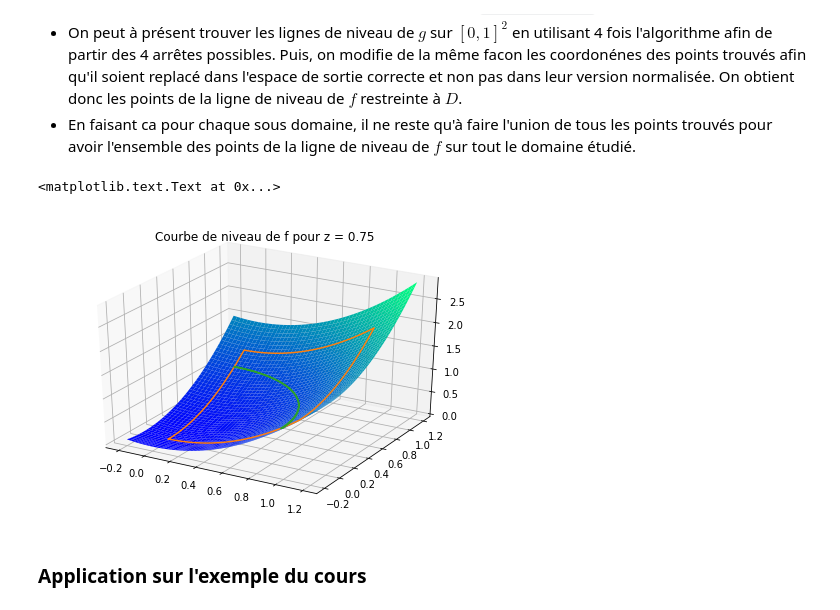
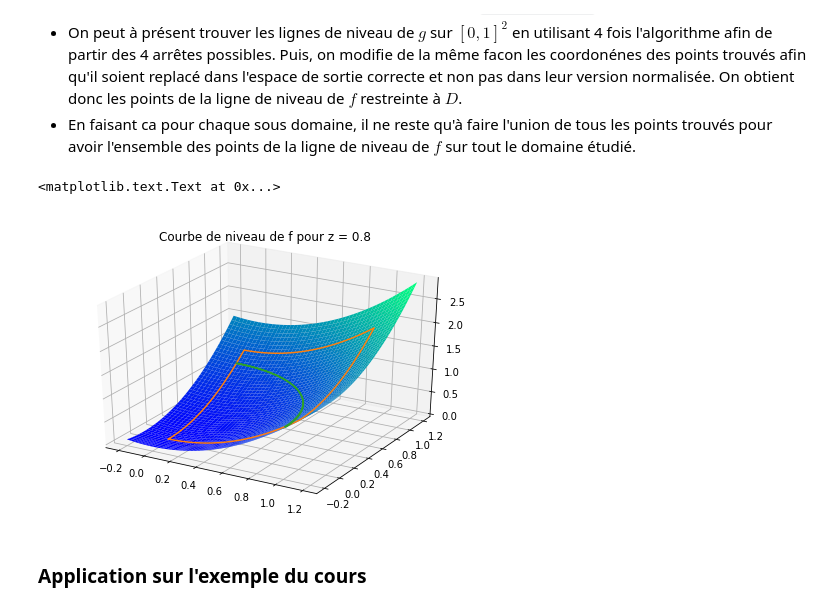
Before and after one commit to RSLLES/Projet_CD2, a Jupyter notebook: projet.ipynb, the cells around one changed output. Cells and saved outputs as stored; diff of their text form; code cells hidden in the pictures.

Commit message:
Dernier graphe

```diff
--- a/projet.ipynb
+++ b/projet.ipynb
@@ -278,7 +277,7 @@ def contour(f, c=0.0, xc=[0.0,1.0], yc=[0.0,1.0], delta=0.01):
         #On normalise la fonction f pour s'adapter au carre dans lequel on travaille
         x0,x1,y0,y1 = carre[0][0], carre[0][1], carre[1][0], carre[1][1]
         LXn, LYn = [], []
-        g = lambda x,y : f(x0 + (x1-x0)*x, y0 + (y1-y0)*y)
+        g = lambda u,v : f(x0 + (x1-x0)*u, y0 + (y1-y0)*v)
 
         #On lance les recherche
         for F in [RechercheM0ArreteGauche, RechercheM0ArreteDroite, RechercheM0ArreteHaute, RechercheM0ArreteBasse]:
@@ -293,32 +292,32 @@ def contour(f, c=0.0, xc=[0.0,1.0], yc=[0.0,1.0], delta=0.01):
     return LX, LY
 # %%
 #Premier essais
-z0 = 0.75
+z0 = 0.8
 courbeX,courbeY = contour(f, c=z0)
 
 #Création du graphe en 3D
 domain_x = np.linspace(0 - 0.2, 1 + 0.2)
 domain_y = np.linspace(0 - 0.2, 1 + 0.2)
 X, Y = np.meshgrid(domain_x, domain_y)
 fig = plt.figure()
 ax = Axes3D(fig)
 
 #On trace f
 ax.plot_surface(X, Y, f(X, Y), cmap='winter')
 
 #On trace les contours
 Contours = [(0,y) for y in np.linspace(0,1,1000)]
 Contours += [(x,1) for x in np.linspace(0,1,1000)]
 Contours += [(1,1-y) for y in np.linspace(0,1,1000)]
 Contours += [(1-x,0) for x in np.linspace(0,1,1000)]
 ax.plot([e[0] for e in Contours], [e[1] for e in Contours], [f(e[0],e[1]) for e in Contours])
 
 #On trace la courbe de niveau
 ax.plot(courbeX, courbeY, z0)
 ax.set_title(f"Courbe de niveau de f pour z = {z0}")
 # %% [output]
 <matplotlib.text.Text at 0x...>
-[figure, old version]
+[figure, new version]
 # %% [markdown]
 ### Application sur l'exemple du cours
 # %%
```
Also changed, not shown: parts of 4 cells of this notebook, 2 other files.
